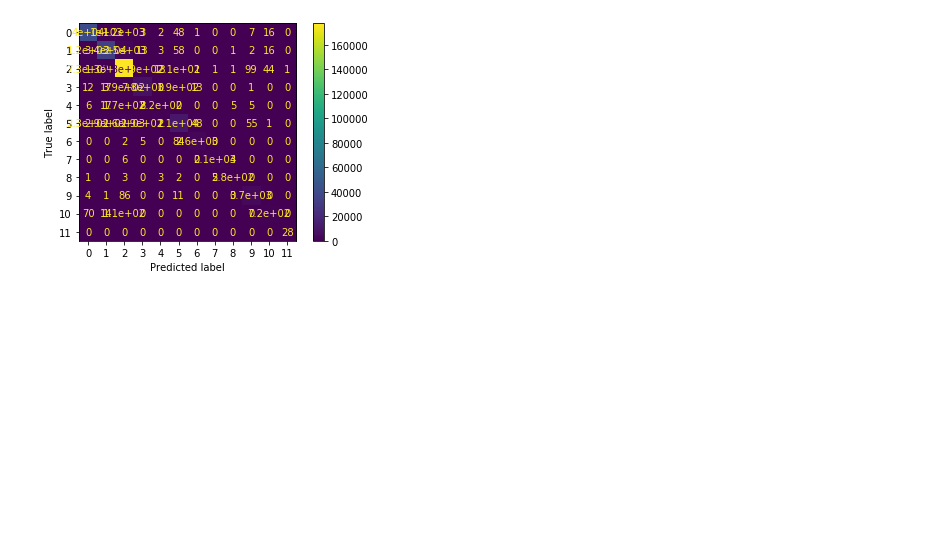
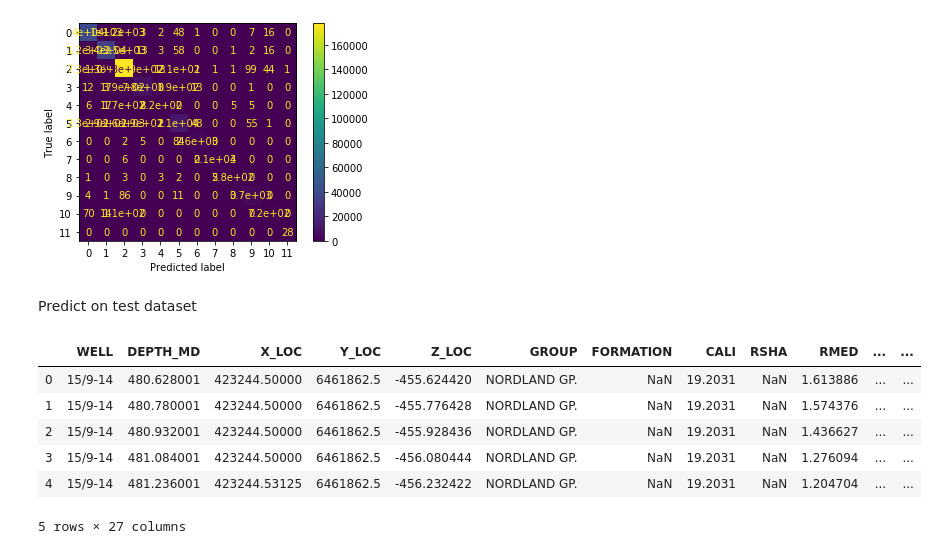
Before and after one commit to douglaspsteen/FORCE_ML_lithology, a Jupyter notebook: modeling.ipynb, the cells around one changed output. Saved outputs shown, nothing was run; the diff lists cells and outputs as text; code cells hidden in the pictures; blank space fills up the shorter version.

```diff
--- a/modeling.ipynb
+++ b/modeling.ipynb
@@ -169,3 +159,17 @@ plot_confusion_matrix(clf, X_test, y_test);
 # %% [output]
 <Figure size 1080x1080 with 0 Axes>
 [figure]
+# %% [markdown]
+Predict on test dataset
+# %%
+test_df = pd.read_csv('test.csv', sep=';')
+# %%
+test_df.head()
+# %% [output]
+|  | WELL | DEPTH_MD | X_LOC | Y_LOC | Z_LOC | GROUP | FORMATION | CALI | RSHA | RMED | ... | ... |
+| 0 | 15/9-14 | 480.628001 | 423244.50000 | 6461862.5 | -455.624420 | NORDLAND GP. | NaN | 19.2031 | NaN | 1.613886 | ... | ... |
+| 1 | 15/9-14 | 480.780001 | 423244.50000 | 6461862.5 | -455.776428 | NORDLAND GP. | NaN | 19.2031 | NaN | 1.574376 | ... | ... |
+| 2 | 15/9-14 | 480.932001 | 423244.50000 | 6461862.5 | -455.928436 | NORDLAND GP. | NaN | 19.2031 | NaN | 1.436627 | ... | ... |
+| 3 | 15/9-14 | 481.084001 | 423244.50000 | 6461862.5 | -456.080444 | NORDLAND GP. | NaN | 19.2031 | NaN | 1.276094 | ... | ... |
+| 4 | 15/9-14 | 481.236001 | 423244.53125 | 6461862.5 | -456.232422 | NORDLAND GP. | NaN | 19.2031 | NaN | 1.204704 | ... | ... |
+5 rows × 27 columns
```
Also changed, not shown: parts of 14 cells of this notebook.
